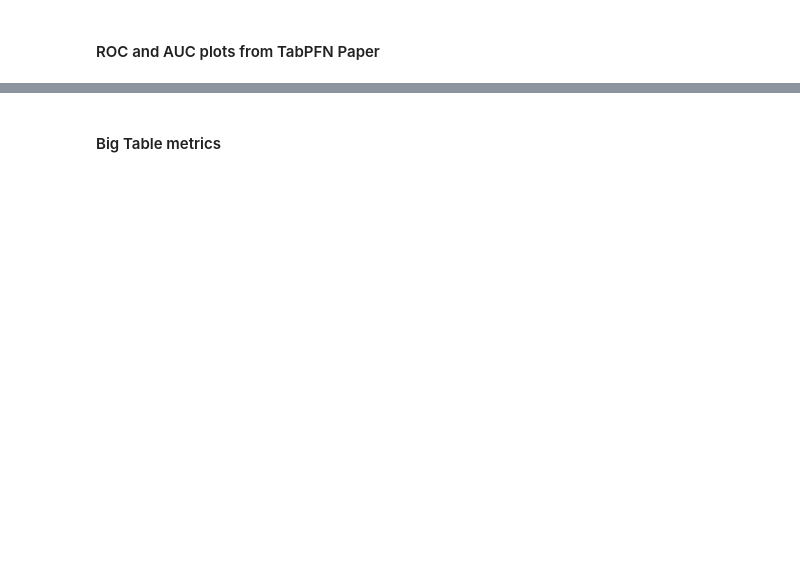
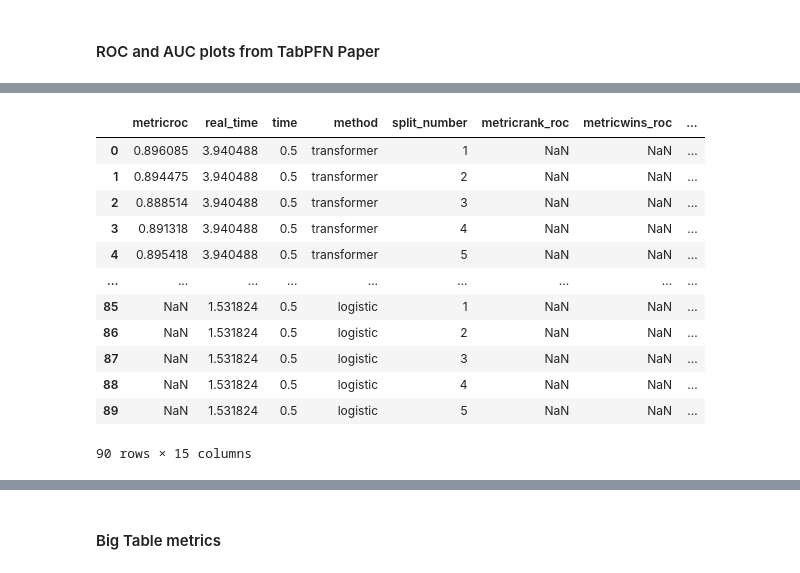
Before and after one commit to ugne-sak/iTabPFN, a Jupyter notebook: tabpfn/RunFullDatasetAnalyses.ipynb, the cells around one changed output, grey strips where cells are left out. Cells and saved outputs as stored; diff of their text form; code cells hidden in the pictures; blank space fills up the shorter version.

```diff
--- a/tabpfn/RunFullDatasetAnalyses.ipynb
+++ b/tabpfn/RunFullDatasetAnalyses.ipynb
@@ -193,7 +314,12 @@ for max_time in max_times:
     global_results_filtered = {**global_results}
     global_results_filtered = {k: global_results_filtered[k] for k in global_results_filtered.keys() if '_time_'+str(max_time)+tabular_baselines.get_scoring_string(metric_used, usage='')+'_' in k or 'transformer' in k}
 
-    time_matrix, _ = make_metric_matrix(global_results_filtered, methods, pos, 'time', test_datasets)
+    a = make_metric_matrix(global_results_filtered, methods, pos, 'time', test_datasets)
+    #print(a)
+    #print(make_metric_matrix(global_results_filtered, methods, pos, 'time', test_datasets)[0])
+    #print(len(make_metric_matrix(global_results_filtered, methods, pos, 'time', test_datasets)))
+
+    time_matrix, _, _  = make_metric_matrix(global_results_filtered, methods, pos, 'time', test_datasets)
     time_matrix = time_matrix.mean()
 
     if len(global_results_filtered) == 0:
@@ -202,10 +328,23 @@ for max_time in max_times:
     # Calculate ranks and wins per split
     for metric_key in metric_keys:
         for split_number in range(1,6):
+
             ranks, wins = generate_ranks_and_wins_table(global_results_filtered, metric_key, max_time, split_number, time_matrix)
 
             for method in methods:
-                method_ = method+'_time_'+str(max_time)+tabular_baselines.get_scoring_string(metric_used, usage='') if method != 'transformer' else method
+                method_ = method+'_time_'+str(max_time)+tabular_baselines.get_scoring_string(metric_used, usage='')# if method != 'transformer' else method
+                #print(method)
+                # transformer_time_0.5roc_auc_split_1
+                #print(global_results[method+'_time_'+str(max_time)+tabular_baselines.get_scoring_string(metric_used, usage='')+'_split_'+str(split_number)])# = eval_method(task_type, method, None, selector,
+                # logistic_time_0.5roc_auc_split_1
+                print('New loop')                                                                                                                    #eval_positions, fetch_only=True,
+                print(ranks[method])
+                print('')
+                print(wins[method])
+                print('')
+
+                #logistic_time_0.5roc_auc_split_1                                                                                                                   #verbose=False, max_time=max_time,
+                print(method_+'_time_0.5roc_auc_split_'+str(split_number))                                                                                                                    #metric_used=metric_used, split_number=split_number))
                 global_results[method_+'_split_'+str(split_number)]['mean_rank_'+metric_key+f'_at_{pos}'] = ranks[method]
                 global_results[method_+'_split_'+str(split_number)]['mean_wins_'+metric_key+f'_at_{pos}'] = wins[method]
 
@@ -219,7 +358,8 @@ for max_time in max_times:
             if method_ != 'transformer':
                 method = method_+'_time_'+str(max_time)+tabular_baselines.get_scoring_string(metric_used, usage='')+'_split_'+str(split_number)
             else:
-                method = method_+'_split_'+str(split_number)
+                #method = method_+'_split_'+str(split_number)
+                method = method_+'_time_'+str(max_time)+tabular_baselines.get_scoring_string(metric_used, usage='')+'_split_'+str(split_number)
             avg_times[method_] += [global_results[method][f'mean_time_at_{pos}']]
     avg_times = pd.DataFrame(avg_times).mean()
 
@@ -231,7 +371,8 @@ for max_time in max_times:
                     if method_ != 'transformer':
                         method = method_+'_time_'+str(max_time)+tabular_baselines.get_scoring_string(metric_used, usage='')+'_split_'+str(split_number)
                     else:
-                        method = method_+'_split_'+str(split_number)
+                        #method = method_+'_split_'+str(split_number)
+                        method = method_+'_time_'+str(max_time)+tabular_baselines.get_scoring_string(metric_used, usage='')+'_split_'+str(split_number)
 
                     if global_results[method][f'sum_count_at_{pos}'] <= 29:
                         print('Warning not all datasets generated for '+method+' '+ str(global_results[method][f'sum_count_at_{pos}']))
@@ -313,3 +498,19 @@ df_absolute = df_absolute.append(knn_extend, ignore_index=True).reindex()
+# %%
+df_absolute
+# %% [output]
+|  | metricroc | real_time | time | method | split_number | metricrank_roc | metricwins_roc | ... |
+| 0 | 0.896085 | 3.940488 | 0.5 | transformer | 1 | NaN | NaN | ... |
+| 1 | 0.894475 | 3.940488 | 0.5 | transformer | 2 | NaN | NaN | ... |
+| 2 | 0.888514 | 3.940488 | 0.5 | transformer | 3 | NaN | NaN | ... |
+| 3 | 0.891318 | 3.940488 | 0.5 | transformer | 4 | NaN | NaN | ... |
+| 4 | 0.895418 | 3.940488 | 0.5 | transformer | 5 | NaN | NaN | ... |
+| ... | ... | ... | ... | ... | ... | ... | ... | ... |
+| 85 | NaN | 1.531824 | 0.5 | logistic | 1 | NaN | NaN | ... |
+| 86 | NaN | 1.531824 | 0.5 | logistic | 2 | NaN | NaN | ... |
+| 87 | NaN | 1.531824 | 0.5 | logistic | 3 | NaN | NaN | ... |
+| 88 | NaN | 1.531824 | 0.5 | logistic | 4 | NaN | NaN | ... |
+| 89 | NaN | 1.531824 | 0.5 | logistic | 5 | NaN | NaN | ... |
+90 rows × 15 columns
 # %%
 exclude=['']
 #ax = make_tabular_results_plot('time', exclude=exclude)
```
Also changed, not shown: parts of 32 cells of this notebook.
